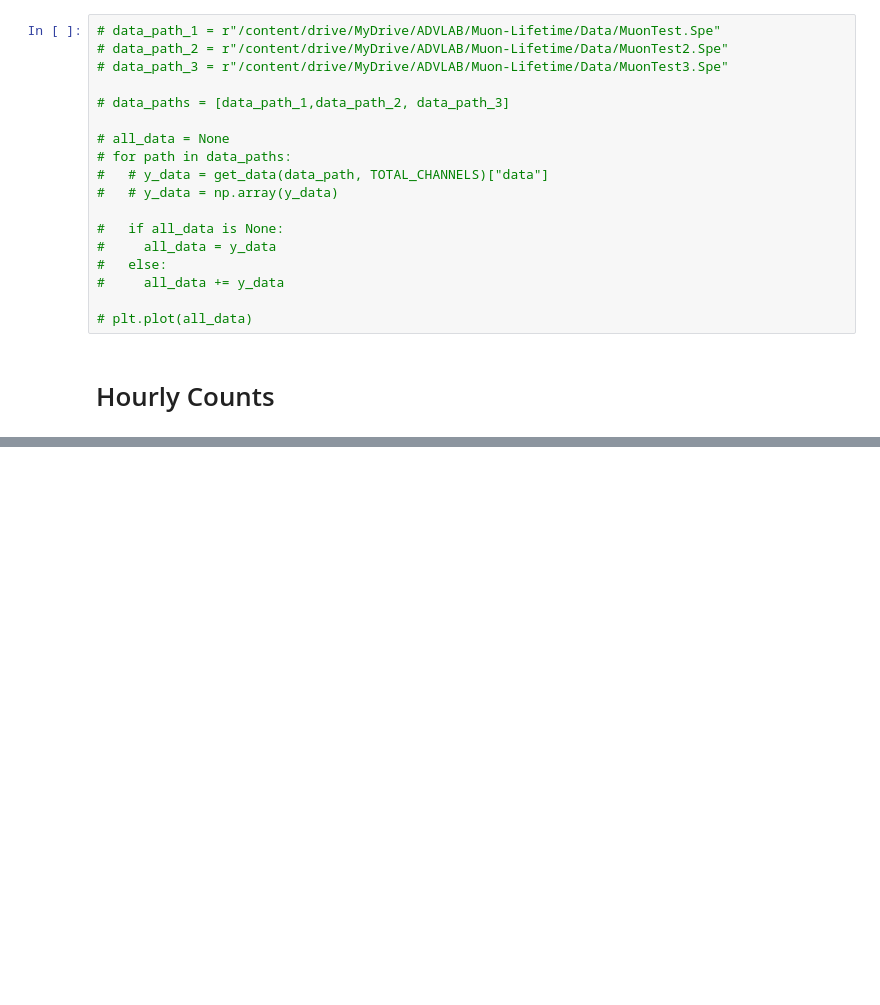
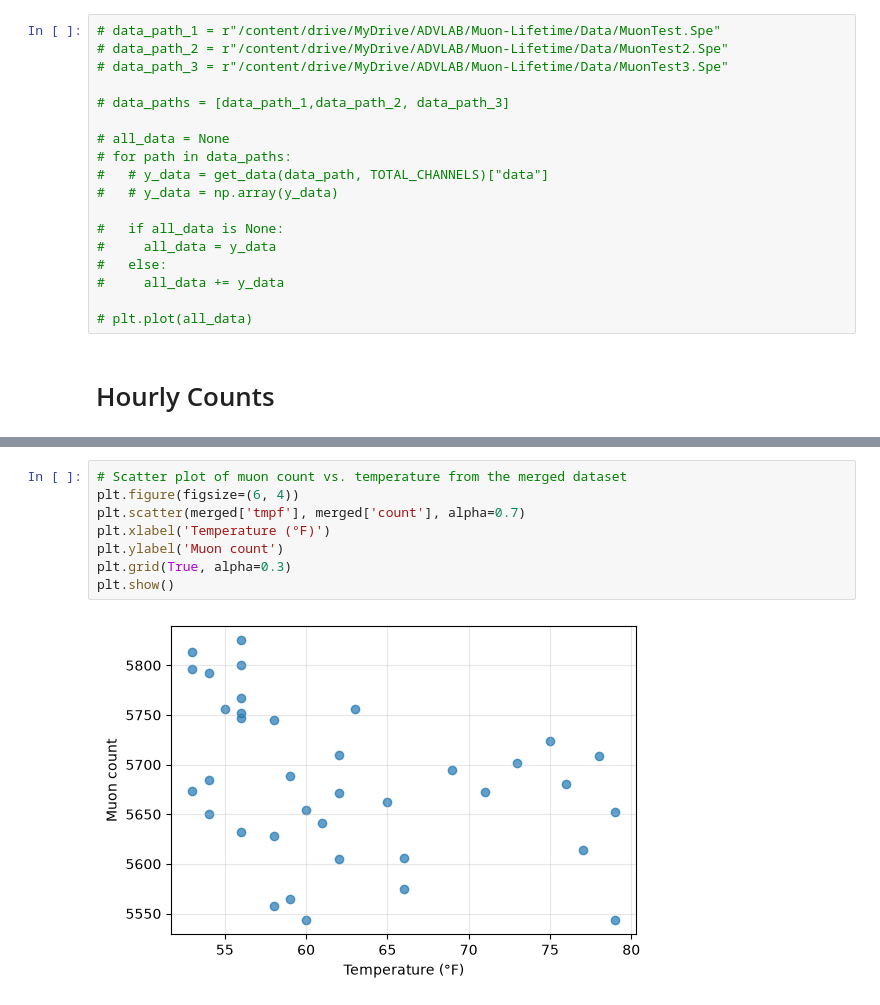
Before and after one commit to jasonrmay/ADV-Lab, a Jupyter notebook: muon-lifetime/Fitting_regime.ipynb, the cells around one changed output, grey strips where cells are left out. Saved outputs shown, nothing was run; the diff lists cells and outputs as text; blank space fills up the shorter version.

```diff
--- a/muon-lifetime/Fitting_regime.ipynb
+++ b/muon-lifetime/Fitting_regime.ipynb
@@ -572,0 +621,10 @@ plt.show()
+# %%
+# Scatter plot of muon count vs. temperature from the merged dataset
+plt.figure(figsize=(6, 4))
+plt.scatter(merged['tmpf'], merged['count'], alpha=0.7)
+plt.xlabel('Temperature (°F)')
+plt.ylabel('Muon count')
+plt.grid(True, alpha=0.3)
+plt.show()
+# %% [output]
+[figure, added]
```
Also changed, not shown: parts of 11 cells of this notebook.
